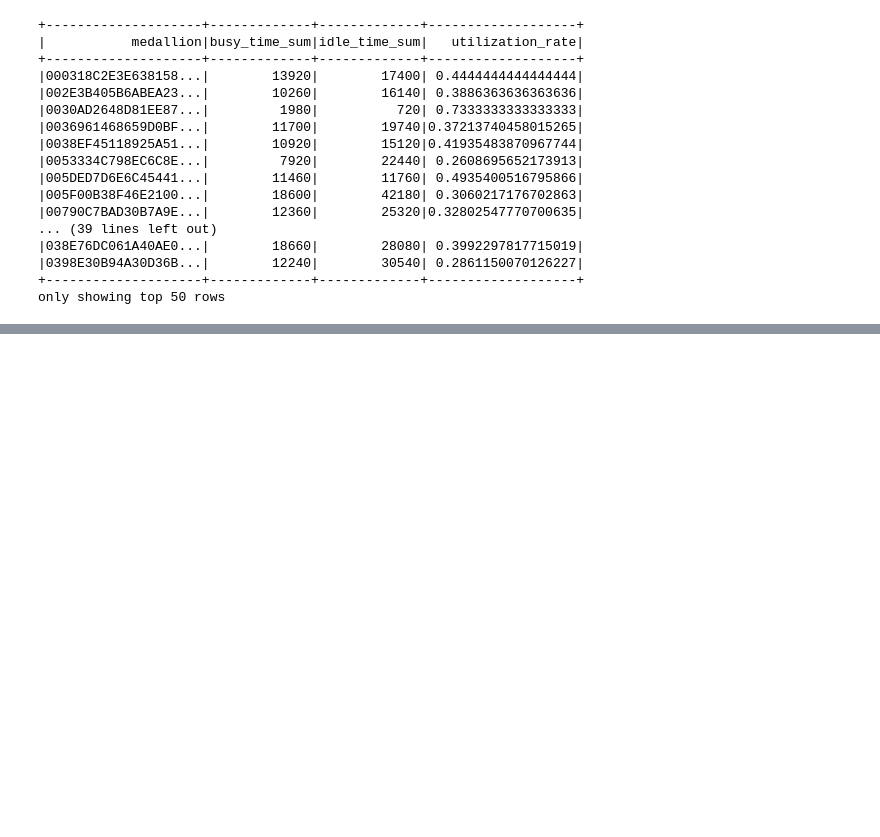
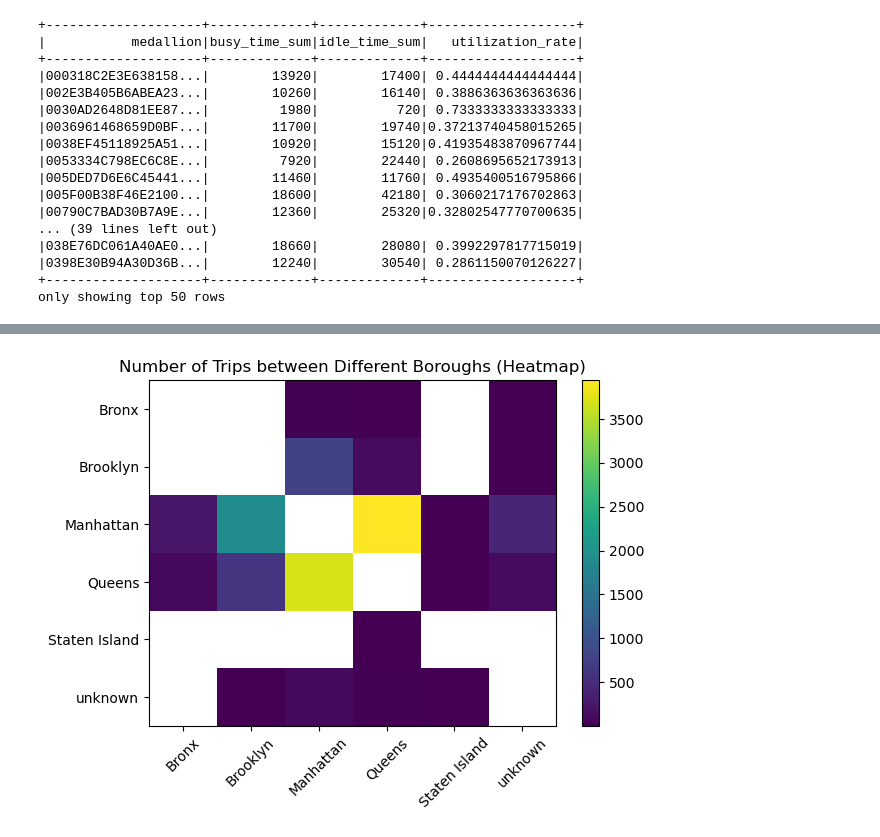
Before and after one commit to PhashaD/bdm-project-group12, a Jupyter notebook: projects/project1/project1.ipynb, the cells around one changed output, grey strips where cells are left out. Saved outputs shown, nothing was run; the diff lists cells and outputs as text; code cells hidden in the pictures; blank space fills up the shorter version.

```diff
--- a/projects/project1/project1.ipynb
+++ b/projects/project1/project1.ipynb
@@ -256,0 +342,23 @@ avg_time_per_borough.show()
+# %%
+import matplotlib.pyplot as plt
+
+# Convert Spark DataFrame to pandas
+pdf = breakdown_df.toPandas()
+
+# Pivot so rows=pickup_borough, columns=dropoff_borough, values=count
+pivot_df = pdf.pivot(
+    index="pickup_borough",
+    columns="dropoff_borough",
+    values="count"
+)
+
+# Create a heatmap-like plot
+plt.imshow(pivot_df, aspect="auto")
+plt.xticks(range(len(pivot_df.columns)), pivot_df.columns, rotation=45)
+plt.yticks(range(len(pivot_df.index)), pivot_df.index)
+plt.colorbar()  # Show a color scale legend
+plt.title("Number of Trips between Different Boroughs (Heatmap)")
+plt.tight_layout()
+plt.show()
+# %% [output]
+[figure, added]
```
Also changed, not shown: parts of 19 cells of this notebook.
